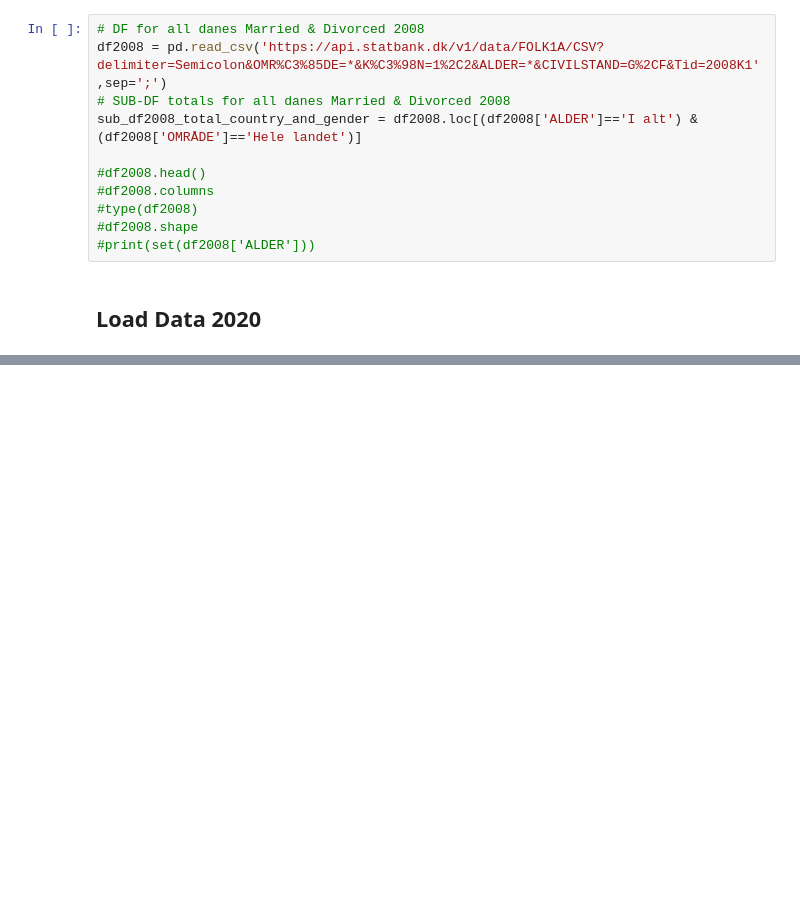
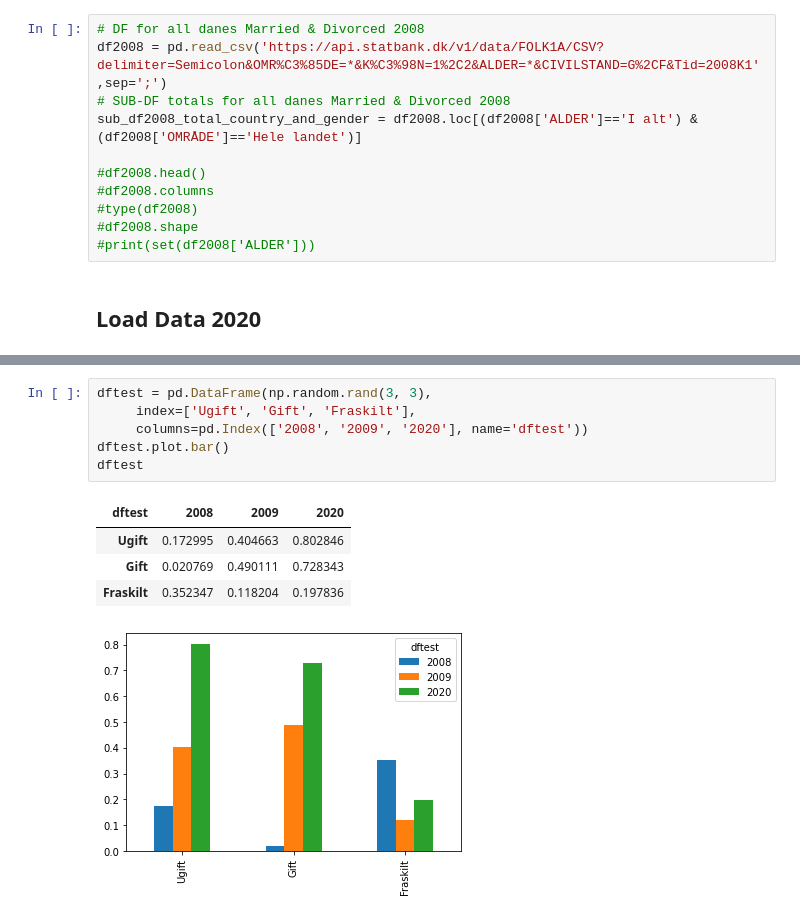
Before and after one commit to Peter-Rambeck/python_week_handin, a Jupyter notebook: Week_5.ipynb, the cells around one changed output, grey strips where cells are left out. Saved outputs shown, nothing was run; the diff lists cells and outputs as text; blank space fills up the shorter version.

```diff
--- a/Week_5.ipynb
+++ b/Week_5.ipynb
@@ -103,0 +164,12 @@ Populating the interactive namespace from numpy and matplotlib
+# %%
+dftest = pd.DataFrame(np.random.rand(3, 3),
+     index=['Ugift', 'Gift', 'Fraskilt'],
+     columns=pd.Index(['2008', '2009', '2020'], name='dftest'))
+dftest.plot.bar()
+dftest
+# %% [output]
+| dftest | 2008 | 2009 | 2020 |
+| Ugift | 0.172995 | 0.404663 | 0.802846 |
+| Gift | 0.020769 | 0.490111 | 0.728343 |
+| Fraskilt | 0.352347 | 0.118204 | 0.197836 |
+[figure, added]
```
Also changed, not shown: parts of 10 cells of this notebook.
